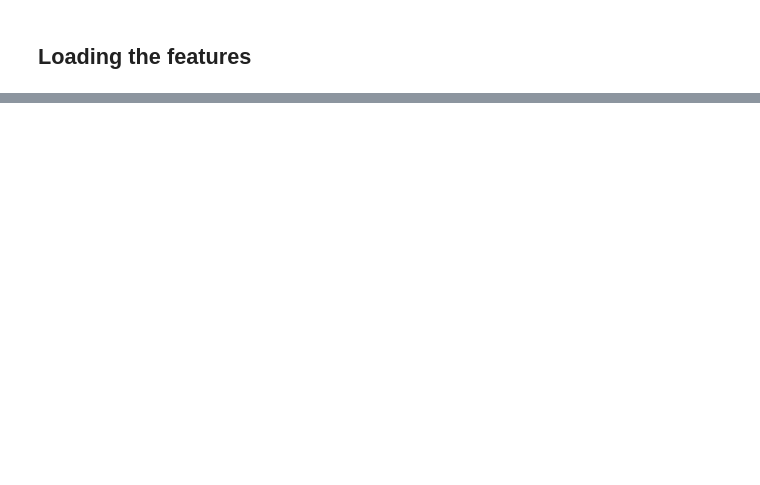
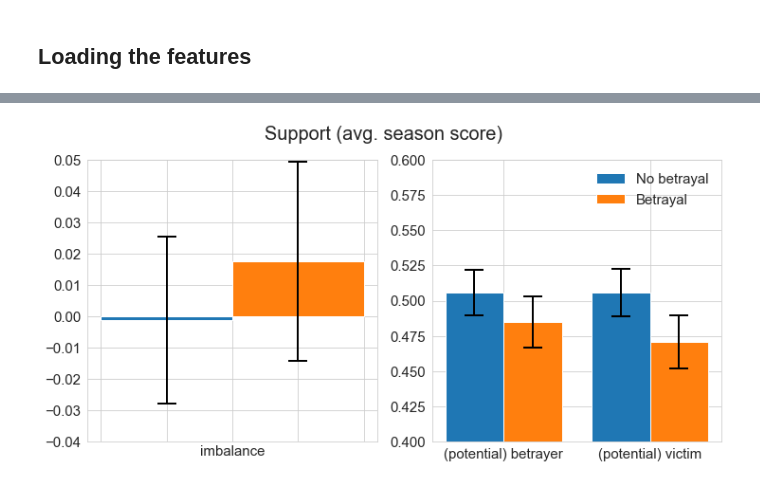
Before and after one commit to epfl-ada/ada-2020-project-milestone-p3-p3_byjule, a Jupyter notebook: creative_extension.ipynb, the cells around one changed output, grey strips where cells are left out. Drawn from its saved outputs; the diff is of its cells as text; code cells hidden in the pictures; blank space fills up the shorter version.

```diff
--- a/creative_extension.ipynb
+++ b/creative_extension.ipynb
@@ -115,0 +65,7 @@ variances.head()
+# %%
+fig, (ax1, ax2) = plt.subplots(1, 2, sharex=False, sharey=False, constrained_layout=True)
+fig.suptitle('Support (avg. season score)')
+
+draw_imbalance_plot(ax1, ax2, season_features, 'support', (-0.04, 0.05), (0.40, 0.6), True)
+# %% [output]
+[figure, added]
```
Also changed, not shown: parts of 22 cells of this notebook, 2 other files.
